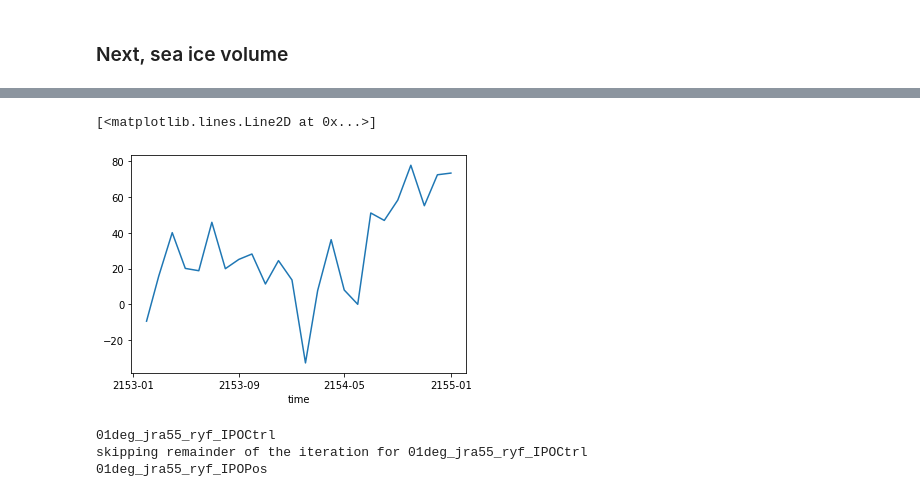
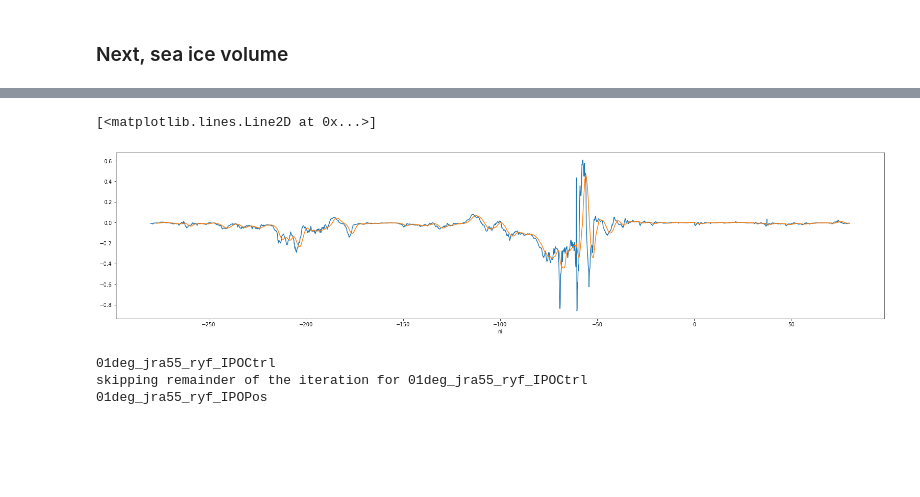
Before and after one commit to mauricehuguenin/sharing, a Jupyter notebook: Sea_ice_extent_and_sea_ice_volume_anomalies.ipynb, the cells around one changed output, grey strips where cells are left out. Saved outputs shown, nothing was run; the diff lists cells and outputs as text; code cells hidden in the pictures; blank space fills up the shorter version.

```diff
--- a/Sea_ice_extent_and_sea_ice_volume_anomalies.ipynb
+++ b/Sea_ice_extent_and_sea_ice_volume_anomalies.ipynb
@@ -434,8 +777,10 @@ Wall time: 3.95 s
 # %%
-vi_con_IPOPOs_anom.plot(label='IPOPos')
+plt.figure(figsize=(27,6))
+vi_con_IPO2sNeg_anom.plot()
+vi_con_IPO2sNeg_anom.rolling(ni=30).mean('ni').plot()
 # %% [output]
 [<matplotlib.lines.Line2D at 0x...>]
-[figure, old version]
+[figure, new version]
 # %%
 
     if e == 1: aice_m_Pos   = aice_m_anom
```
Also changed, not shown: parts of 29 cells of this notebook.
